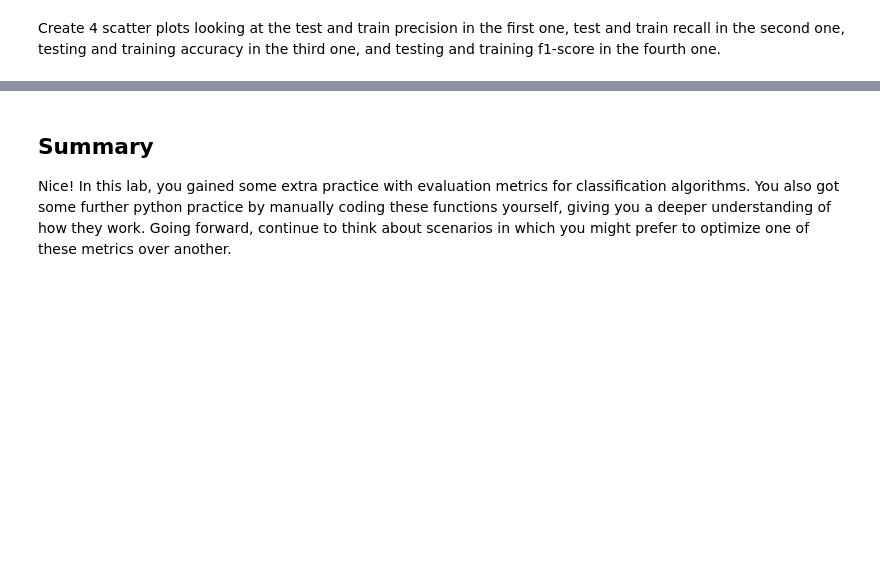
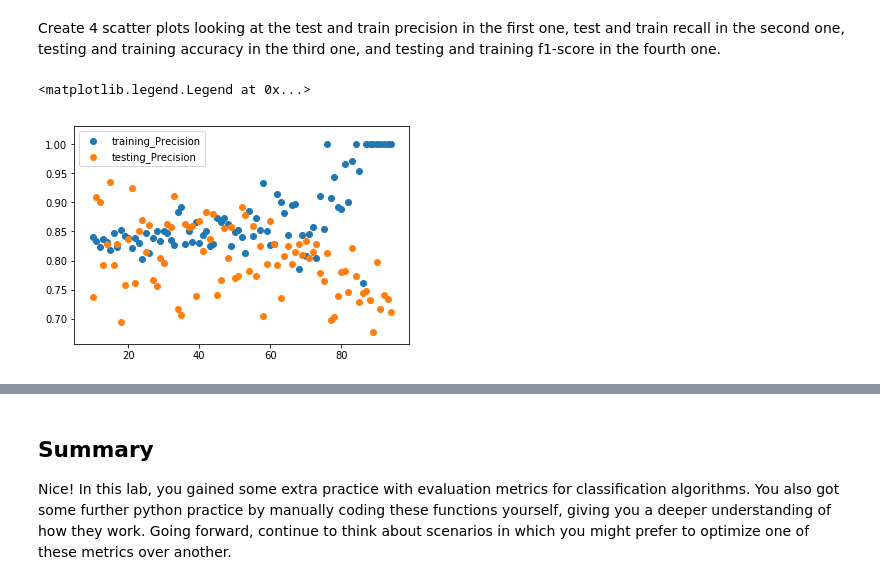
Before and after one commit to learn-co-curriculum/dsc-evaluating-logistic-regression-models-lab, a Jupyter notebook: index.ipynb, the cells around one changed output, grey strips where cells are left out. Saved outputs shown, nothing was run; the diff lists cells and outputs as text; code cells hidden in the pictures; blank space fills up the shorter version.

Commit message:
ALERT: Cell Mismatch. Auto-create curriculum branch from solution + master

```diff
--- a/index.ipynb
+++ b/index.ipynb
@@ -41,2 +65,7 @@ df = pd.read_csv('heart.csv')
 # %% [markdown]
 ## 3. Write a function to calculate the precision
+# %%
+# __SOLUTION__
+logreg = LogisticRegression(fit_intercept = False, C = 1e12)
+model_log = logreg.fit(X_train, y_train)
+model_log
@@ -62,6 +120,14 @@ def f1_score(y_hat,y):
 ## 7. Calculate the precision, recall, accuracy, and F1-score of your classifier.
 
 Do this for both the training and the test set
+# %%
+# __SOLUTION__
+def f1(y_hat,y):
+    precision_score = precision(y_hat,y)
+    recall_score = recall(y_hat,y)
+    numerator = precision_score * recall_score
+    denominator = precision_score + recall_score
+    return 2 * (numerator / denominator)
 # %%
 #Your code here
 # %% [markdown]
@@ -104,7 +247,41 @@ for i in range(10,95):
     y_hat_train = None
 
 # 6 lines of code here
+# %%
+# __SOLUTION__
+training_Precision = []
+testing_Precision = []
+training_Recall = []
+testing_Recall = []
+training_Accuracy = []
+testing_Accuracy = []
+training_F1 = []
+testing_F1 = []
+
+for i in range(10,95):
+    X_train, X_test, y_train, y_test = train_test_split(X, y, test_size=i/100.0)
+    logreg = LogisticRegression(fit_intercept = False, C = 1e12,solver='liblinear')
+    model_log = logreg.fit(X_train, y_train)
+    y_hat_test = logreg.predict(X_test)
+    y_hat_train = logreg.predict(X_train)
+
+    training_Precision.append(precision(y_hat_train, y_train))
+    testing_Precision.append(precision(y_hat_test, y_test))
+    training_Recall.append(recall(y_hat_train, y_train))
+    testing_Recall.append(recall(y_hat_test, y_test))
+    training_Accuracy.append(accuracy(y_hat_train, y_train))
+    testing_Accuracy.append(accuracy(y_hat_test, y_test))
+    training_F1.append(f1(y_hat_train,y_train))
+    testing_F1.append(f1(y_hat_test,y_test))
 # %% [markdown]
 Create 4 scatter plots looking at the test and train precision in the first one, test and train recall in the second one, testing and training accuracy in the third one, and testing and training f1-score in the fourth one.
+# %%
+# __SOLUTION__
+plt.scatter(list(range(10,95)), training_Precision, label = 'training_Precision')
+plt.scatter(list(range(10,95)), testing_Precision, label = 'testing_Precision')
+plt.legend()
+# %% [output]
+<matplotlib.legend.Legend at 0x...>
+[figure, added]
 # %%
 # code for test and train precision
```
Also changed, not shown: parts of 13 cells of this notebook, 5 other files.
